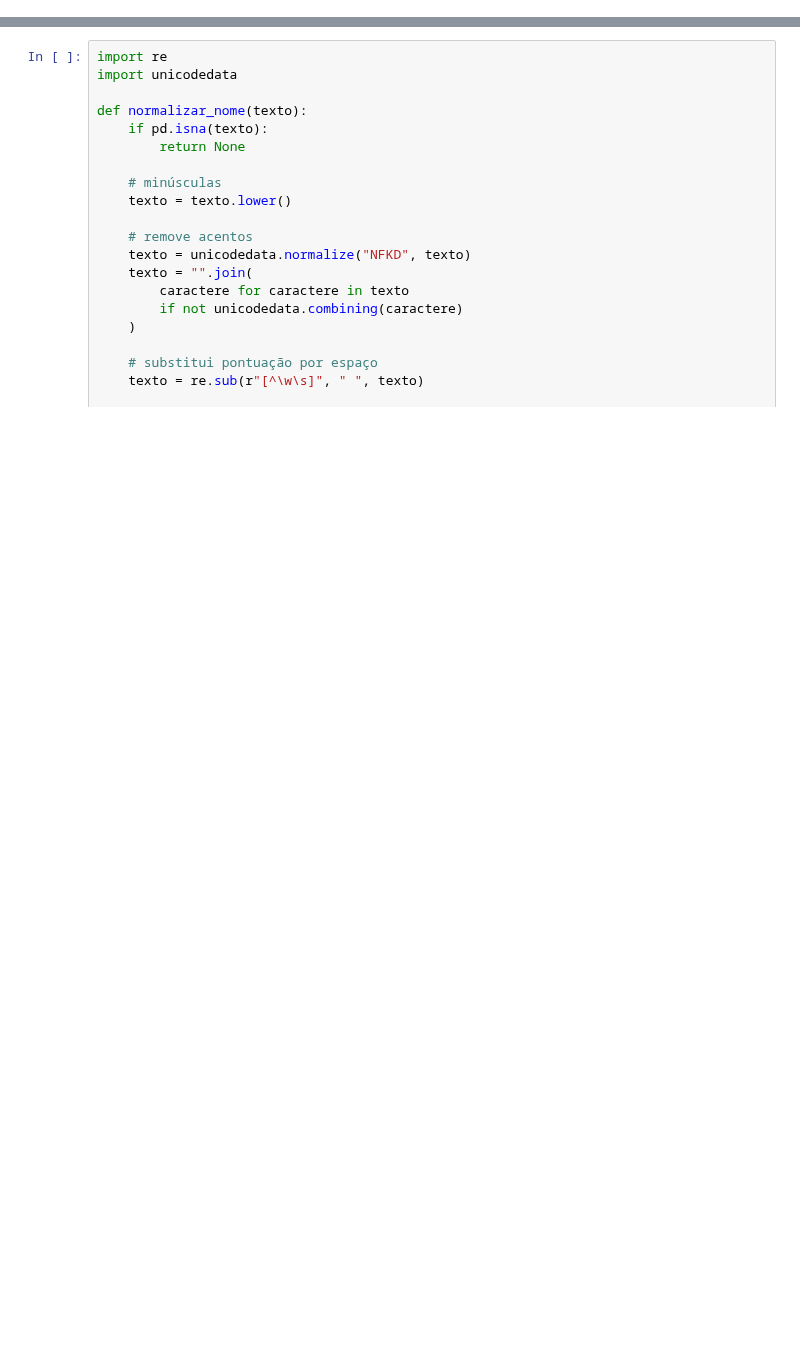
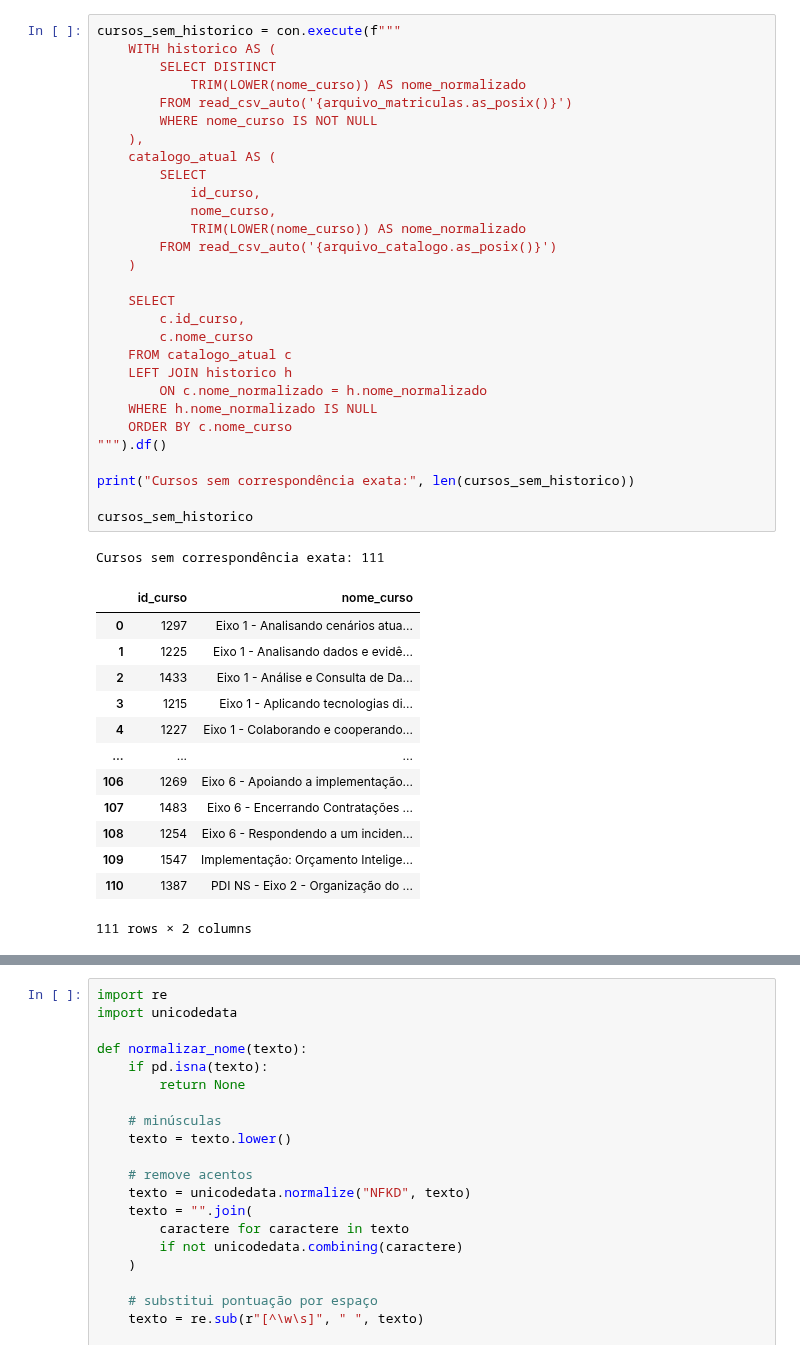
Before and after one commit to Allana691/Projeto-aplicado-III, a Jupyter notebook: codigo/01_preparacao_de_dados.ipynb, the cells around one changed output, grey strips where cells are left out. Saved outputs shown, nothing was run; the diff lists cells and outputs as text; blank space fills up the shorter version.

```diff
--- a/codigo/01_preparacao_de_dados.ipynb
+++ b/codigo/01_preparacao_de_dados.ipynb
@@ -204,0 +282,44 @@ print("Códigos históricos distintos:", cursos_historicos["cod_curso"].nunique(
+# %%
+cursos_sem_historico = con.execute(f"""
+    WITH historico AS (
+        SELECT DISTINCT
+            TRIM(LOWER(nome_curso)) AS nome_normalizado
+        FROM read_csv_auto('{arquivo_matriculas.as_posix()}')
+        WHERE nome_curso IS NOT NULL
+    ),
+    catalogo_atual AS (
+        SELECT
+            id_curso,
+            nome_curso,
+            TRIM(LOWER(nome_curso)) AS nome_normalizado
+        FROM read_csv_auto('{arquivo_catalogo.as_posix()}')
+    )
+
+    SELECT
+        c.id_curso,
+        c.nome_curso
+    FROM catalogo_atual c
+    LEFT JOIN historico h
+        ON c.nome_normalizado = h.nome_normalizado
+    WHERE h.nome_normalizado IS NULL
+    ORDER BY c.nome_curso
+""").df()
+
+print("Cursos sem correspondência exata:", len(cursos_sem_historico))
+
+cursos_sem_historico
+# %% [output]
+Cursos sem correspondência exata: 111
+|  | id_curso | nome_curso |
+| 0 | 1297 | Eixo 1 - Analisando cenários atua... |
+| 1 | 1225 | Eixo 1 - Analisando dados e evidê... |
+| 2 | 1433 | Eixo 1 - Análise e Consulta de Da... |
+| 3 | 1215 | Eixo 1 - Aplicando tecnologias di... |
+| 4 | 1227 | Eixo 1 - Colaborando e cooperando... |
+| ... | ... | ... |
+| 106 | 1269 | Eixo 6 - Apoiando a implementação... |
+| 107 | 1483 | Eixo 6 - Encerrando Contratações ... |
+| 108 | 1254 | Eixo 6 - Respondendo a um inciden... |
+| 109 | 1547 | Implementação: Orçamento Intelige... |
+| 110 | 1387 | PDI NS - Eixo 2 - Organização do ... |
+111 rows × 2 columns
```
Also changed, not shown: parts of 85 cells of this notebook, 1 other file.
